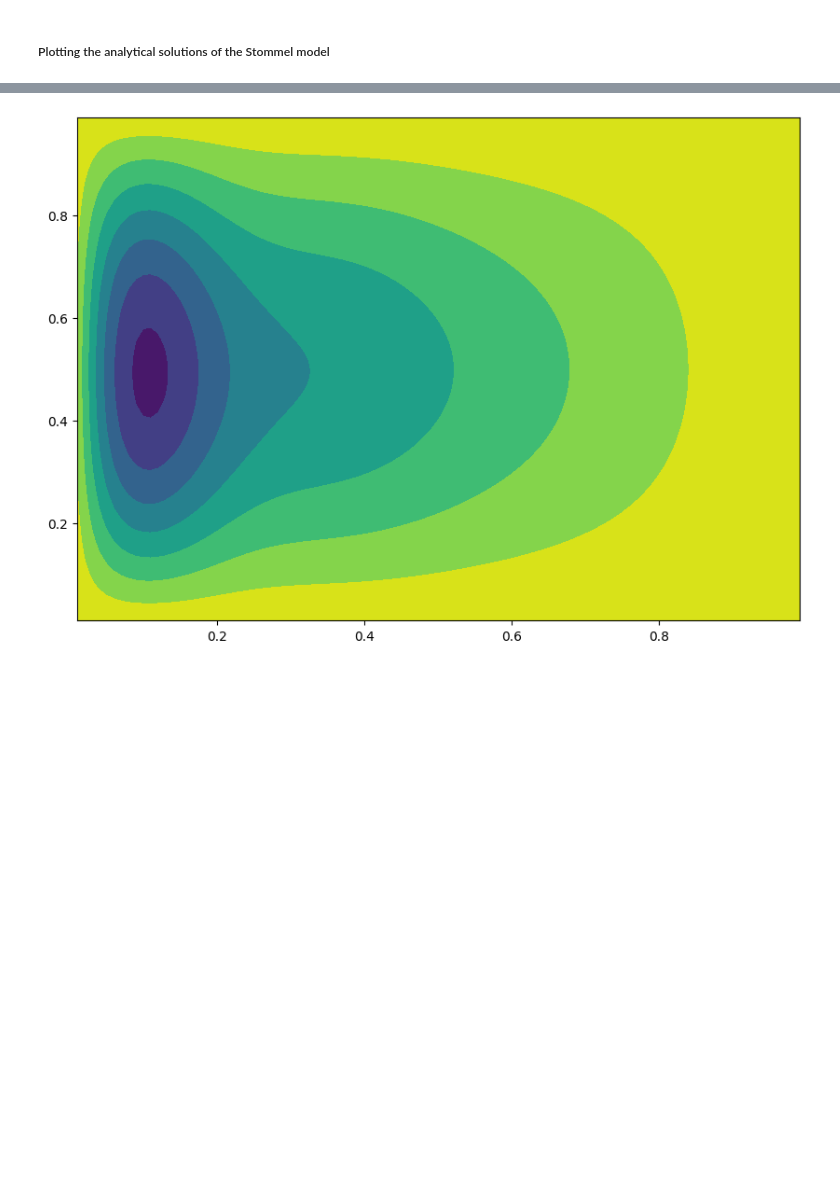
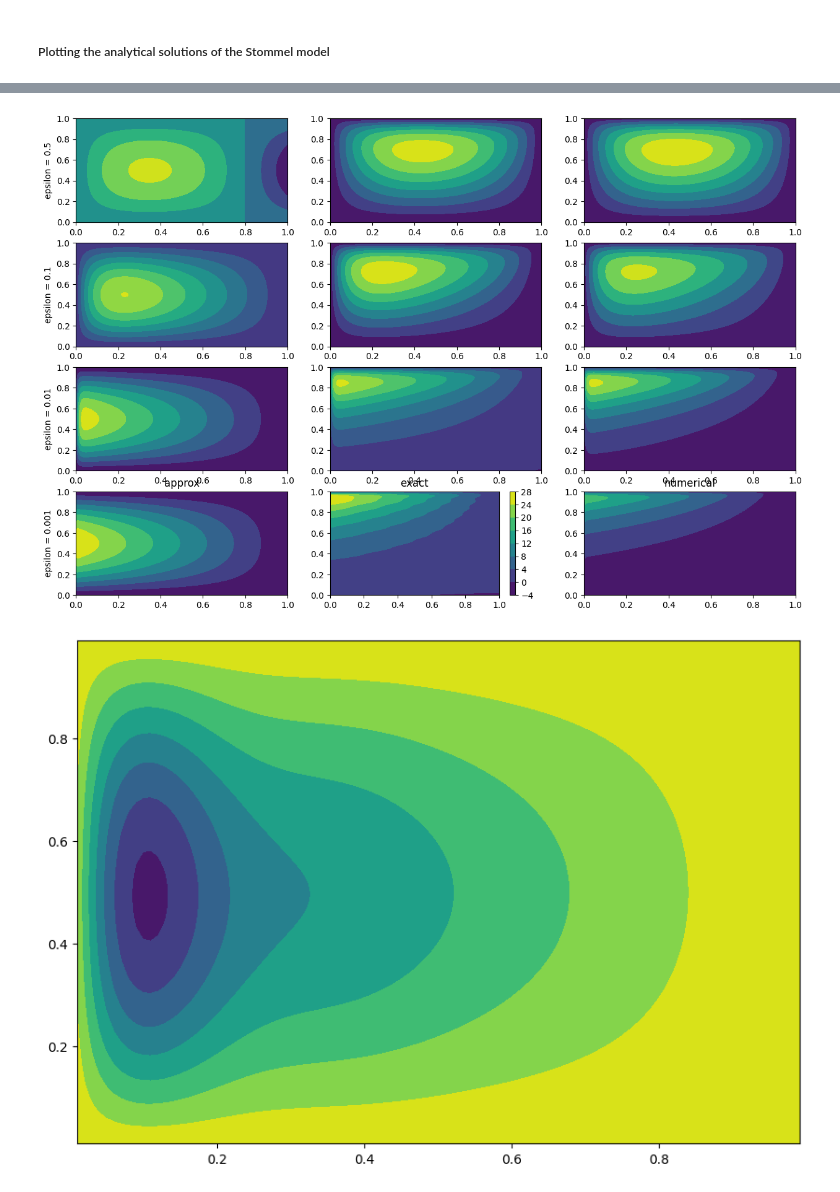
Before and after one commit to freya-gor/oceanic_circ, a Jupyter notebook: math project testing.ipynb, the cells around one changed output, grey strips where cells are left out. Saved outputs shown, nothing was run; the diff lists cells and outputs as text; code cells hidden in the pictures; blank space fills up the shorter version.

```diff
--- a/math project testing.ipynb
+++ b/math project testing.ipynb
@@ -213,3 +242,42 @@ plt.show()
+# %%
+epsilons = [0.5, 0.1, 0.01, 0.001]
+nus = [0.1, 0.001, 0.0001, 0.00001]
+
+num_grid = 250
+
+def g(y):
+    return -np.pi * np.exp(np.pi * y)
+
+fig, ax = plt.subplots(4, 3, figsize = (15, 10))
+
+for i in range(4):
+    epsilon = epsilons[i]
+    nu = nus[i]
+
+    x = np.linspace(0,1,num_grid)
+    y = np.linspace(0,1,num_grid)
+    x, y = np.meshgrid(x,y)
+
+    Psi_approx = psi_approx(x, y, epsilon, A)
+    Psi = psi(x = x, y = y, epsilon = epsilon, g = g, N = 30)
+    Psi_numerical = psi_numerical(g = g, epsilon = epsilon, model = 'Stommel', nu = nu, N = num_grid + 1)
+
+    ax[i, 0].contourf(x, y, Psi_approx)
+    c_ = ax[i, 1].contourf(x, y, Psi)
+    ax[i, 2].contourf(x, y, Psi_numerical)
+
+    ax[i, 0].set(ylabel = f'epsilon = {epsilon}')
+
+
+ax[i, 0].set(title = 'approx')
+ax[i, 1].set(title = 'exact')
+ax[i, 2].set(title = 'numerical')
+
+
+cbar = fig.colorbar(c_)
+plt.show()
+# %% [output]
+[figure, added]
 # %%
 N = 100
 dx = 1/N
```
Also changed, not shown: parts of 5 cells of this notebook.
